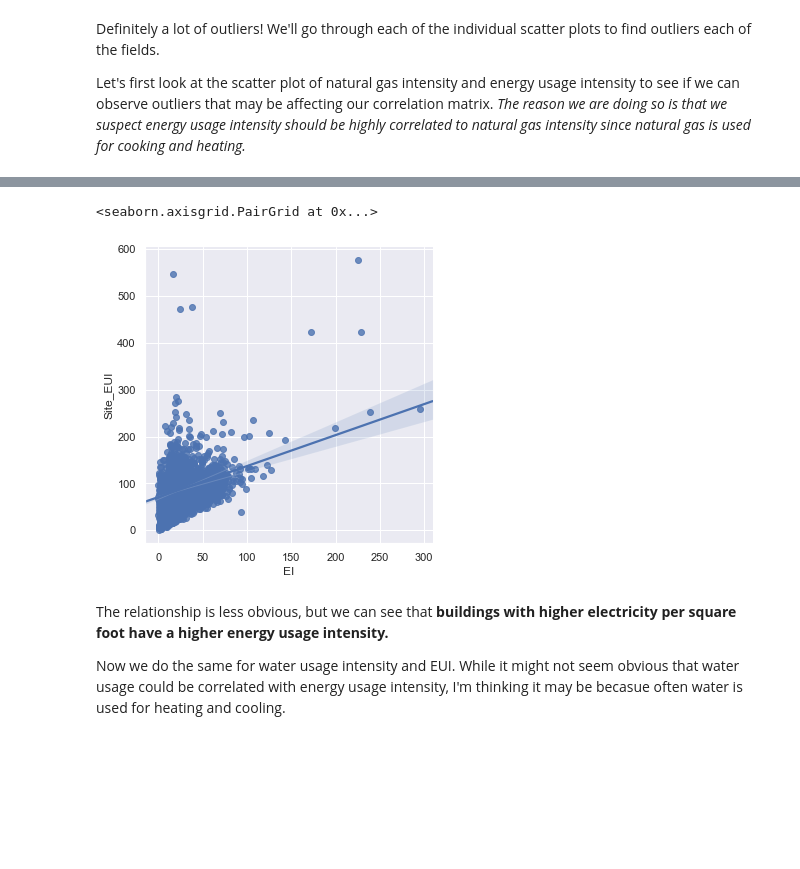
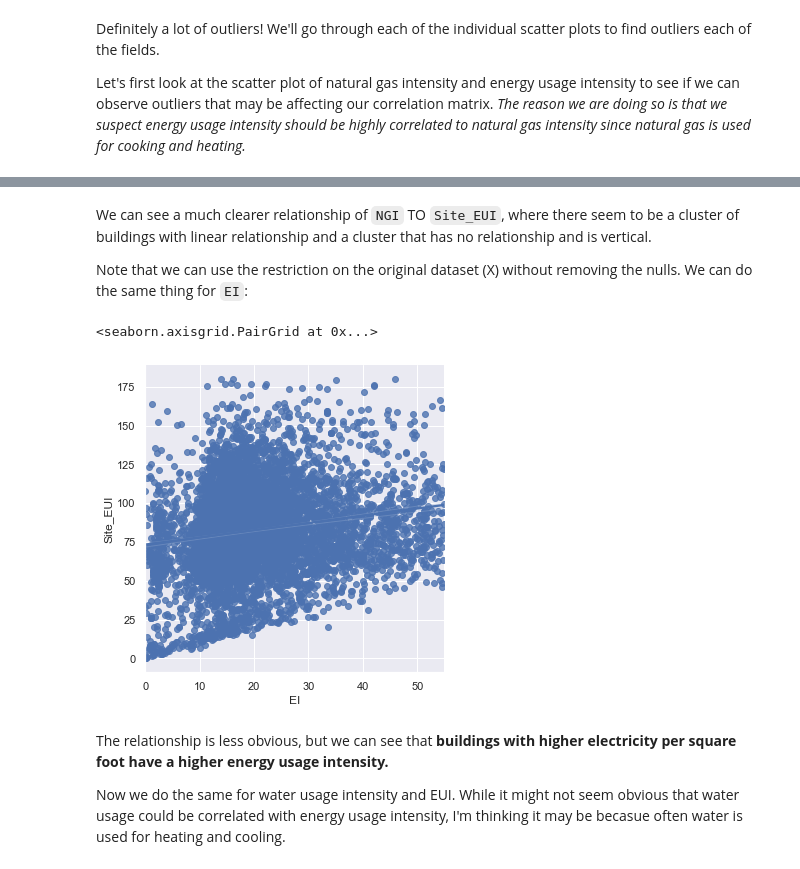
Before and after one commit to mdh266/NYCBuildingEnergyUse, a Jupyter notebook: notebooks/GreenBuildings1.ipynb, the cells around one changed output, grey strips where cells are left out. Drawn from its saved outputs; the diff is of its cells as text; code cells hidden in the pictures; blank space fills up the shorter version.

```diff
--- a/notebooks/GreenBuildings1.ipynb
+++ b/notebooks/GreenBuildings1.ipynb
@@ -491,13 +569,17 @@ We can see that **buildings that have higher natural gas usage per sqft have a h
+# %% [markdown]
+We can see a much clearer relationship of `NGI` TO `Site_EUI`, where there seem to be a cluster of buildings with linear relationship and a cluster that has no relationship and is vertical.
+
+Note that we can use the restriction on the original dataset (X) without removing the nulls. We can do the same thing for `EI`:
 # %%
-sns.pairplot(X_clean1,
+sns.pairplot(X.query("NGI <= 140 & Site_EUI <= 180 & EI <= 55"),
              x_vars='EI',
              y_vars='Site_EUI',
              kind='reg',
              size=5,
              dropna=True)
 # %% [output]
 <seaborn.axisgrid.PairGrid at 0x...>
-[figure, old version]
+[figure, new version]
 # %% [markdown]
 The relationship is less obvious, but we can see that **buildings with higher electricity per square foot have a higher energy usage intensity.**
 
```
Also changed, not shown: parts of 32 cells of this notebook.
